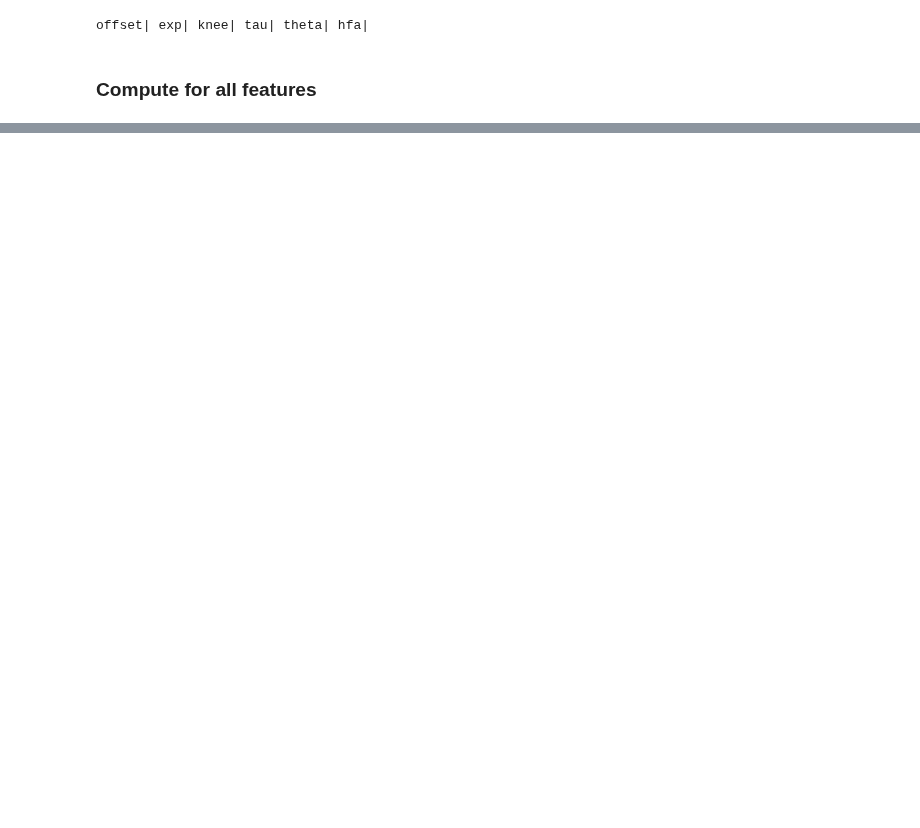
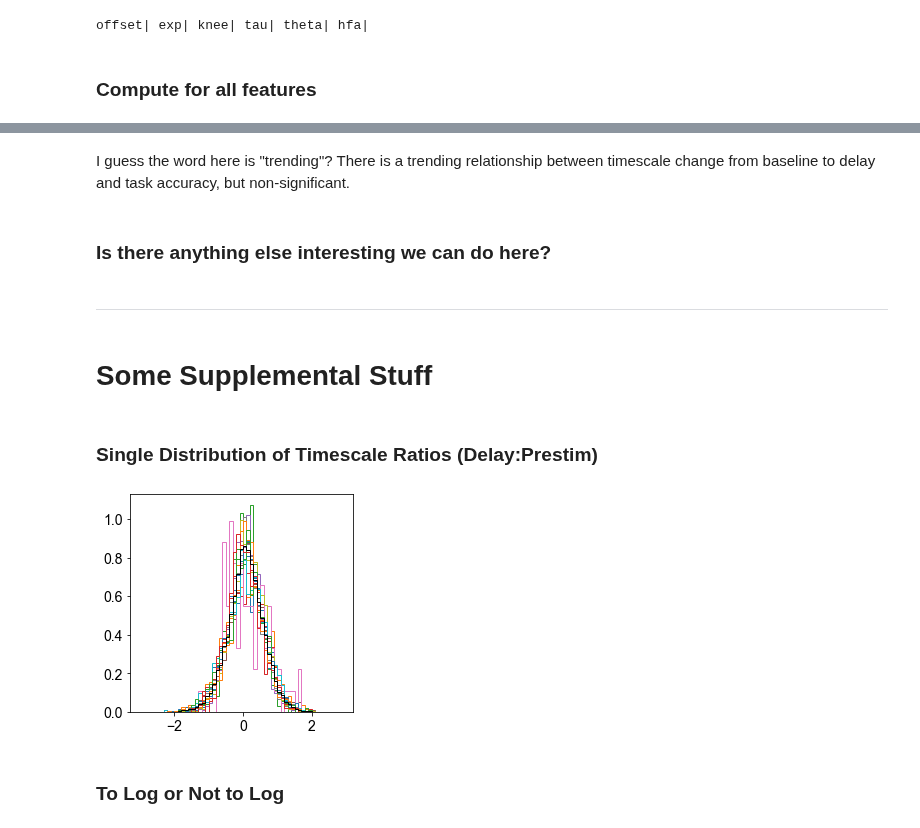
Before and after one commit to rdgao/field-echos, a Jupyter notebook: notebooks/4_viz_human_wm.ipynb, the cells around one changed output, grey strips where cells are left out. Cells and saved outputs as stored; diff of their text form; code cells hidden in the pictures; blank space fills up the shorter version.

```diff
--- a/notebooks/4_viz_human_wm.ipynb
+++ b/notebooks/4_viz_human_wm.ipynb
@@ -101,3 +106,40 @@ df_alltrials.loc[((df_alltrials['exp']<0) | (df_alltrials['exp']>8)| (df_alltria
 offset| exp| knee| tau| theta| hfa|
 # %% [markdown]
 ### Compute for all features
+# %%
+# make dfs for pre and encoding average period
+df_operating = df_alltrials.copy()
+df_pre = df_operating[df_operating['cond']==0]
+df_enc = (df_operating[df_operating['cond']==1]+df_operating[df_operating['cond']==2].values)/2
+df_diff = df_enc.copy() # lazy initialize df_diff to have the same col names
+
+# take diff between enc & delay
+df_diff[feature_names] = df_enc[feature_names].values - df_pre[feature_names].values # take diff for all other features
+df_diff['tau'] = log10(df_enc['tau'].values / df_pre['tau'].values) # take log ratio for tau
+
+# average over all channels of the same trial, patient
+df_agg_pt = pd.DataFrame(columns = df_diff.columns)
+for i_p, df_pt in df_diff.groupby(['patient', 'trial']):
+    df_agg_pt = df_agg_pt.append(df_pt.mean(), ignore_index=True)
+
+# average over all trials and perform t-test
+grand_avg = df_agg_pt.groupby('patient').mean()[feature_names].values
+t_vals = []
+for i_p, df_p in df_agg_pt.groupby('patient'):
+    t_vals.append(ttest_1samp(df_p[feature_names], 0, nan_policy='omit')[0])
+
+t_vals=np.array(t_vals)
+
+# get data quality (how many nans of tau)
+dq = df_diff.groupby('patient').count()
+
+# squeeze everything into a df
+diff_labels = [fn+'_diff' for fn in feature_names]
+tval_labels = [fn+'_tval' for fn in feature_names]
+result_mat = np.concatenate(((dq['tau']/dq['cond']).values[:,None], grand_avg, t_vals), axis=1)
+df_result = pd.DataFrame(result_mat, index=df_patient_info.index.values[patient_inds], columns=['data_qual'] + diff_labels + tval_labels)
+
+# pool behavioral data (average of RT and accuracy)
+df_patient = pd.concat((df_patient_info.loc[df_result.index], df_result), axis=1)
+df_patient['acc'] = df_patient[['acc_identity','acc_spatial','acc_temporal']].mean(1)
+df_patient['rt'] = df_patient[['rt_identity','rt_spatial','rt_temporal']].mean(1)
@@ -103,0 +239,22 @@ offset| exp| knee| tau| theta| hfa|
+# %% [markdown]
+I guess the word here is "trending"? There is a trending relationship between timescale change from baseline to delay and task accuracy, but non-significant.
+# %% [markdown]
+### Is there anything else interesting we can do here?
+# %% [markdown]
+---
+# %% [markdown]
+# Some Supplemental Stuff
+# %% [markdown]
+### Single Distribution of Timescale Ratios (Delay:Prestim)
+# %%
+bins = np.arange(-3, 3, 0.1)
+plt.figure(figsize=(4,4))
+for i_p, df_patient in df_diff.groupby('patient'):
+    plt.hist(df_patient['tau'], bins, histtype='step', density=True)
+
+plt.hist(df_diff['tau'], bins, histtype='step', density=True, lw=1, color='k');
+#df_patient['tau']
+# %% [output]
+[figure, added]
+# %% [markdown]
+### To Log or Not to Log
```
Also changed, not shown: parts of 22 cells of this notebook, 2 other files.
